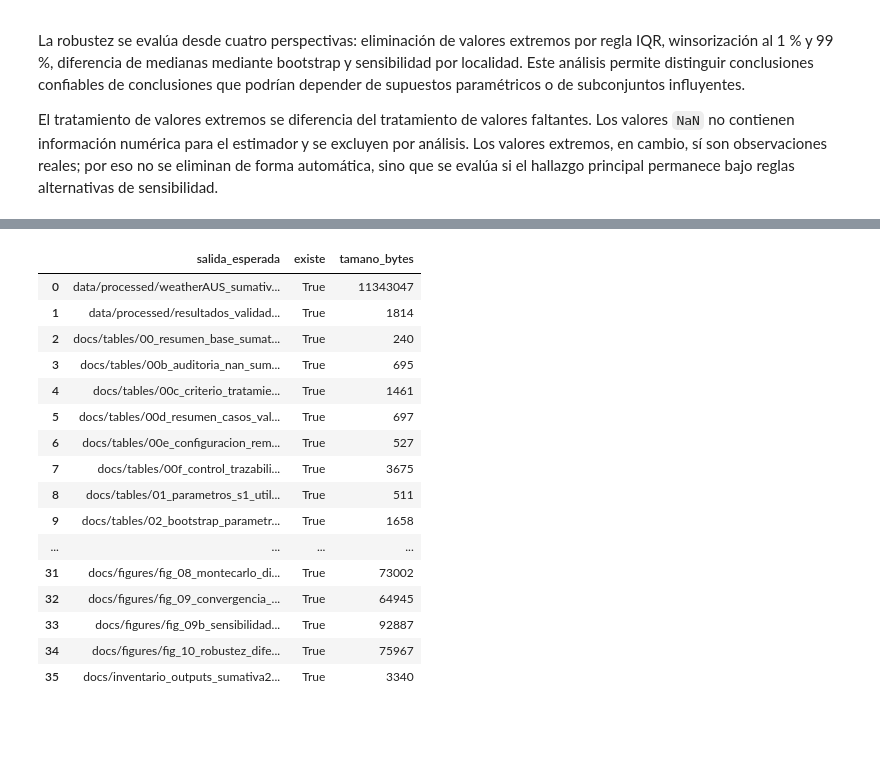
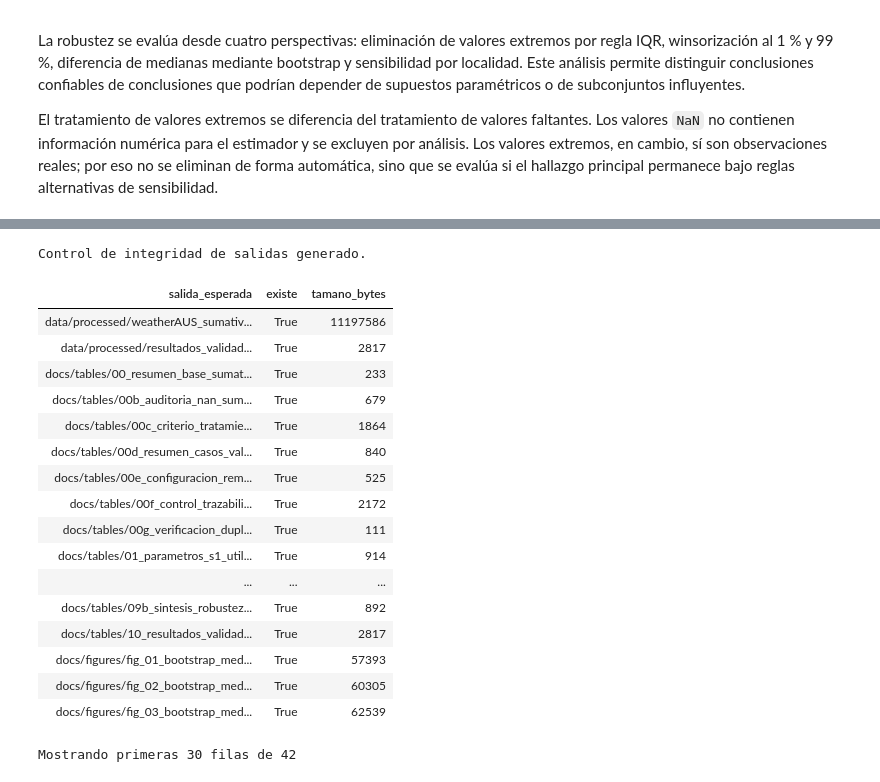
Before and after one commit to edocontreras/mcdia501-estadistica-computacional-g6, a Jupyter notebook: semana2/notebooks/Sumativa2_Rain_Australia_G6.ipynb, the cells around one changed output, grey strips where cells are left out. Cells and saved outputs as stored; diff of their text form; code cells hidden in the pictures; blank space fills up the shorter version.

```diff
--- a/semana2/notebooks/Sumativa2_Rain_Australia_G6.ipynb
+++ b/semana2/notebooks/Sumativa2_Rain_Australia_G6.ipynb
@@ -27,18 +27,36 @@ import matplotlib.pyplot as plt
 warnings.filterwarnings('ignore')
 
 cwd = Path.cwd().resolve()
+
+# Detección flexible de rutas:
+# 1) Repositorio completo: PROJECT_ROOT contiene semana1/ y semana2/.
+# 2) Ejecución desde la carpeta semana2 o desde un zip que contiene directamente data/, docs/, notebooks/ y src/.
 if (cwd / 'semana1').exists() and (cwd / 'semana2').exists():
     PROJECT_ROOT = cwd
+    SEMANA1_DIR = PROJECT_ROOT / 'semana1'
+    SEMANA2_DIR = PROJECT_ROOT / 'semana2'
+elif (cwd / 'data').exists() and (cwd / 'docs').exists() and (cwd / 'src').exists():
+    SEMANA2_DIR = cwd
+    PROJECT_ROOT = cwd.parent
+    SEMANA1_DIR = PROJECT_ROOT / 'semana1'
 else:
-    PROJECT_ROOT = next(p for p in [cwd, *cwd.parents] if (p / 'semana1').exists() and (p / 'semana2').exists())
-
-SEMANA1_DIR = PROJECT_ROOT / 'semana1'
-SEMANA2_DIR = PROJECT_ROOT / 'semana2'
+    candidatos = [cwd, *cwd.parents]
+    repo_root = next((p for p in candidatos if (p / 'semana1').exists() and (p / 'semana2').exists()), None)
+    semana2_root = next((p for p in candidatos if (p / 'data').exists() and (p / 'docs').exists() and (p / 'src').exists()), None)
+    if repo_root is not None:
+        PROJECT_ROOT = repo_root
+        SEMANA1_DIR = PROJECT_ROOT / 'semana1'
+        SEMANA2_DIR = PROJECT_ROOT / 'semana2'
+    elif semana2_root is not None:
+        SEMANA2_DIR = semana2_root
+        PROJECT_ROOT = SEMANA2_DIR.parent
+        SEMANA1_DIR = PROJECT_ROOT / 'semana1'
+    else:
+        raise FileNotFoundError('No se pudo ubicar la estructura del proyecto. Ejecutar desde la raíz del repositorio o desde la carpeta semana2.')
 DATA_INPUT = SEMANA2_DIR / 'data' / 'input'
 DATA_IN = DATA_INPUT / 'weatherAUS_sumativa1_variables_clave.csv'
 DATA_PROCESSED = SEMANA2_DIR / 'data' / 'processed'
 TABLES_DIR = SEMANA2_DIR / 'docs' / 'tables'
-S1_TABLES_DIR = SEMANA1_DIR / 'docs' / 'tables'
 FIGURES_DIR = SEMANA2_DIR / 'docs' / 'figures'
 SRC_DIR = SEMANA2_DIR / 'src'
 
@@ -52,7 +70,7 @@ from remuestreo_utils import (
     jackknife_mean_values, jackknife_difference_means_values,
     bca_interval, percentile_interval, permutation_difference_means,
     bootstrap_correlation, iqr_filter, winsorize_array,
-    bootstrap_median_difference
+    bootstrap_median_difference, exact_duplicate_audit, cramers_v_from_table, top_abs_correlation_pairs
 )
 
 RANDOM_SEED = 5012026
@@ -1205,7 +1189,6 @@ expected_outputs = [
     'docs/tables/00c_criterio_tratamiento_nan_sumativa2.csv',
     'docs/tables/00d_resumen_casos_validos_por_analisis.csv',
     'docs/tables/00e_configuracion_remuestreo_sumativa2.csv',
-    'docs/tables/00f_control_trazabilidad_s1_s2.csv',
     'docs/tables/01_parametros_s1_utilizados.csv',
     'docs/tables/02_bootstrap_parametros_s1.csv',
     'docs/tables/02b_comparacion_intervalos_bootstrap.csv',
@@ -1213,13 +1196,15 @@ expected_outputs = [
     'docs/tables/04_bootstrap_correlaciones.csv',
     'docs/tables/04b_diagnostico_estabilidad_correlaciones.csv',
     'docs/tables/05_resultados_montecarlo_resumen.csv',
-    'docs/tables/05b_sensibilidad_montecarlo.csv',
     'docs/tables/06_resultados_montecarlo_umbrales.csv',
     'docs/tables/07_convergencia_montecarlo.csv',
     'docs/tables/08_robustez_outliers_supuestos.csv',
-    'docs/tables/08b_diagnostico_outliers_iqr.csv',
     'docs/tables/09_sensibilidad_por_localidad.csv',
     'docs/tables/09b_sintesis_robustez.csv',
+    'docs/tables/00g_verificacion_duplicados_sumativa2.csv',
+    'docs/tables/02c_wilson_proporcion_raintomorrow_s1.csv',
+    'docs/tables/03b_test_chi_cuadrado_raintoday_raintomorrow.csv',
+    'docs/tables/04c_multicolinealidad_predictoras.csv',
     'docs/tables/10_resultados_validados_para_s3.csv',
     'docs/figures/fig_01_bootstrap_media_global_humidity3pm.png',
     'docs/figures/fig_02_bootstrap_media_humidity3pm_no.png',
@@ -1231,57 +1216,60 @@ expected_outputs = [
     'docs/figures/fig_07b_distribuciones_bootstrap_correlaciones.png',
     'docs/figures/fig_08_montecarlo_distribucion_delta.png',
     'docs/figures/fig_09_convergencia_montecarlo.png',
-    'docs/figures/fig_09b_sensibilidad_montecarlo.png',
     'docs/figures/fig_10_robustez_diferencia_medias.png',
+    'docs/figures/fig_05c_bootstrap_media_maxtemp.png',
+    'docs/figures/fig_05b_bootstrap_media_pressure3pm.png',
     'docs/inventario_outputs_sumativa2.csv'
 ]
 
 control_integridad = []
 for rel in expected_outputs:
     path = SEMANA2_DIR / rel
     control_integridad.append({
         'salida_esperada': rel,
         'existe': path.exists(),
         'tamano_bytes': int(path.stat().st_size) if path.exists() else 0
     })
 
 control_integridad = pd.DataFrame(control_integridad)
 control_integridad.to_csv(TABLES_DIR / '11_control_integridad_salidas_sumativa2.csv', index=False)
 
 inventario = []
 for path in sorted(TABLES_DIR.glob('*.csv')):
     inventario.append({'tipo': 'tabla', 'archivo': path.relative_to(SEMANA2_DIR).as_posix(), 'descripcion': path.stem})
 for path in sorted(FIGURES_DIR.glob('*.png')):
     inventario.append({'tipo': 'figura', 'archivo': path.relative_to(SEMANA2_DIR).as_posix(), 'descripcion': path.stem})
 for path in sorted(DATA_PROCESSED.glob('*.csv')):
     inventario.append({'tipo': 'datos_procesados', 'archivo': path.relative_to(SEMANA2_DIR).as_posix(), 'descripcion': path.stem})
 
 inventario_outputs = pd.DataFrame(inventario)
 inventario_outputs.to_csv(SEMANA2_DIR / 'docs' / 'inventario_outputs_sumativa2.csv', index=False)
 
 salidas_faltantes = control_integridad.loc[~control_integridad['existe'], 'salida_esperada'].tolist()
 if salidas_faltantes:
     raise FileNotFoundError(f'Salidas esperadas no generadas: {salidas_faltantes}')
 
 control_integridad
 # %% [output]
+Control de integridad de salidas generado.
-|  | salida_esperada | existe | tamano_bytes |
-| 0 | data/processed/weatherAUS_sumativ... | True | 11343047 |
-| 1 | data/processed/resultados_validad... | True | 1814 |
-| 2 | docs/tables/00_resumen_base_sumat... | True | 240 |
-| 3 | docs/tables/00b_auditoria_nan_sum... | True | 695 |
-| 4 | docs/tables/00c_criterio_tratamie... | True | 1461 |
-| 5 | docs/tables/00d_resumen_casos_val... | True | 697 |
-| 6 | docs/tables/00e_configuracion_rem... | True | 527 |
-| 7 | docs/tables/00f_control_trazabili... | True | 3675 |
-| 8 | docs/tables/01_parametros_s1_util... | True | 511 |
-| 9 | docs/tables/02_bootstrap_parametr... | True | 1658 |
-| ... | ... | ... | ... |
-| 31 | docs/figures/fig_08_montecarlo_di... | True | 73002 |
-| 32 | docs/figures/fig_09_convergencia_... | True | 64945 |
-| 33 | docs/figures/fig_09b_sensibilidad... | True | 92887 |
-| 34 | docs/figures/fig_10_robustez_dife... | True | 75967 |
-| 35 | docs/inventario_outputs_sumativa2... | True | 3340 |
+| salida_esperada | existe | tamano_bytes |
+| data/processed/weatherAUS_sumativ... | True | 11197586 |
+| data/processed/resultados_validad... | True | 2817 |
+| docs/tables/00_resumen_base_sumat... | True | 233 |
+| docs/tables/00b_auditoria_nan_sum... | True | 679 |
+| docs/tables/00c_criterio_tratamie... | True | 1864 |
+| docs/tables/00d_resumen_casos_val... | True | 840 |
+| docs/tables/00e_configuracion_rem... | True | 525 |
+| docs/tables/00f_control_trazabili... | True | 2172 |
+| docs/tables/00g_verificacion_dupl... | True | 111 |
+| docs/tables/01_parametros_s1_util... | True | 914 |
+| ... | ... | ... |
+| docs/tables/09b_sintesis_robustez... | True | 892 |
+| docs/tables/10_resultados_validad... | True | 2817 |
+| docs/figures/fig_01_bootstrap_med... | True | 57393 |
+| docs/figures/fig_02_bootstrap_med... | True | 60305 |
+| docs/figures/fig_03_bootstrap_med... | True | 62539 |
+Mostrando primeras 30 filas de 42
 # %% [markdown]
 ## 10. Control metodológico final
 
```
Also changed, not shown: parts of 22 cells of this notebook.
